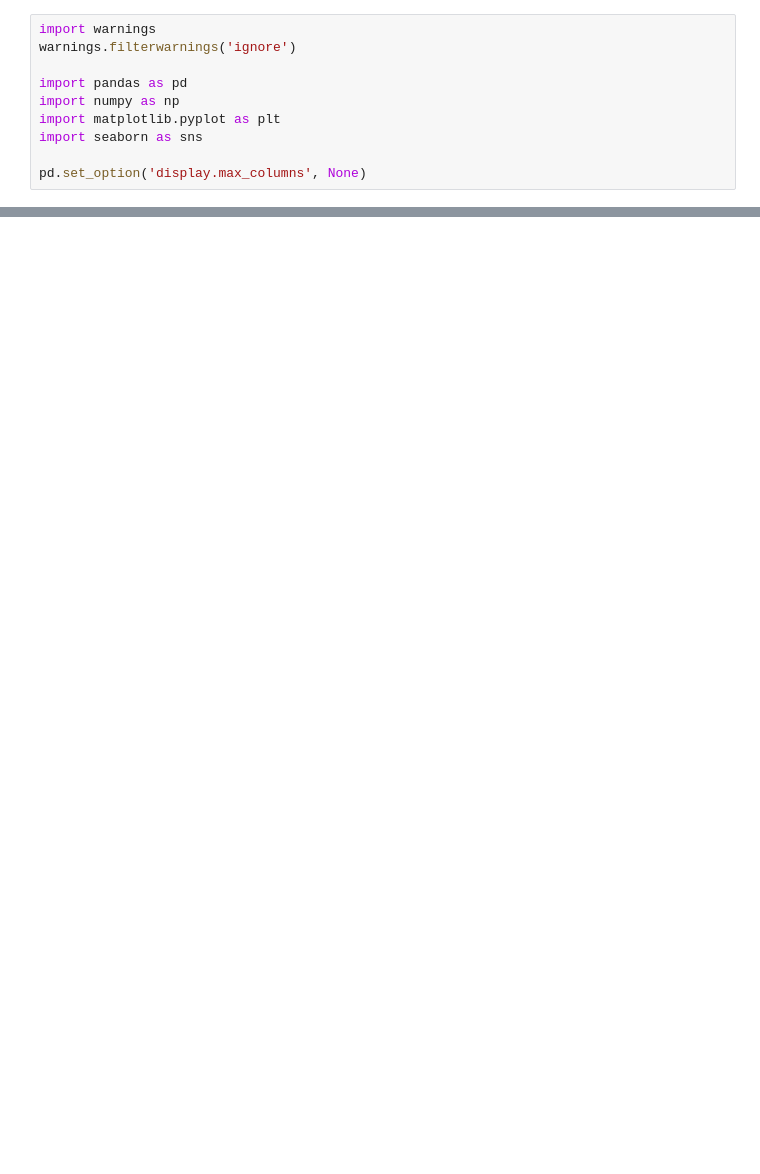
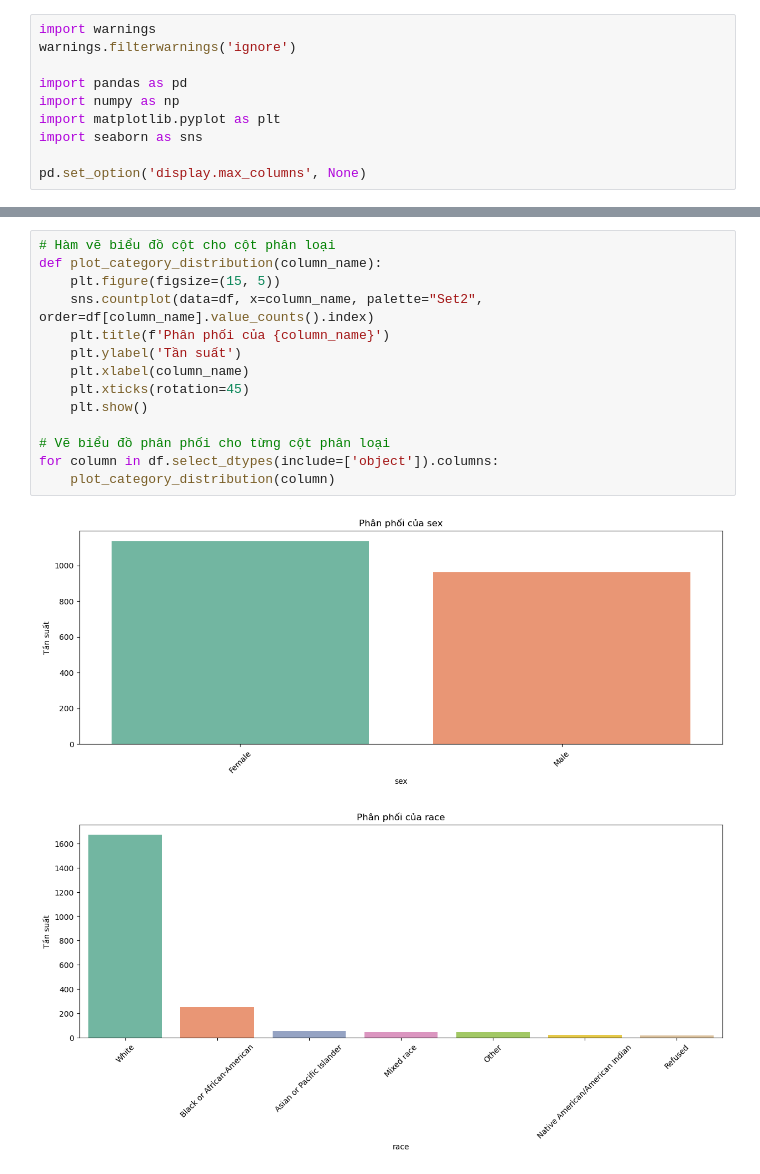
Before and after one commit to neyngnn/LTKHDL, a Jupyter notebook: notebook/Eda.ipynb, the cells around one changed output, grey strips where cells are left out. Drawn from its saved outputs; the diff is of its cells as text; blank space fills up the shorter version.

Commit message:
Plot distributions for dataset columns

```diff
--- a/notebook/Eda.ipynb
+++ b/notebook/Eda.ipynb
@@ -18,3 +18,20 @@ df.head(5)
 | 2 | 32 | Male | Mixed race | Never been married | High school graduate | Employed full-time | 1 | ... |
 | 3 | 27 | Male | Mixed race | Married | High school graduate | Employed full-time | 5 | ... |
 | 4 | 16 | Female | Mixed race | Never been married | High school incomplete | Employed part-time | 2 | ... |
+# %%
+# Hàm vẽ biểu đồ cột cho cột phân loại
+def plot_category_distribution(column_name):
+    plt.figure(figsize=(15, 5))
+    sns.countplot(data=df, x=column_name, palette="Set2", order=df[column_name].value_counts().index)
+    plt.title(f'Phân phối của {column_name}')
+    plt.ylabel('Tần suất')
+    plt.xlabel(column_name)
+    plt.xticks(rotation=45)
+    plt.show()
+
+# Vẽ biểu đồ phân phối cho từng cột phân loại
+for column in df.select_dtypes(include=['object']).columns:
+    plot_category_distribution(column)
+# %% [output]
+[figure, added]
+[figure, added]
```
Also changed, not shown: parts of 3 cells of this notebook.
